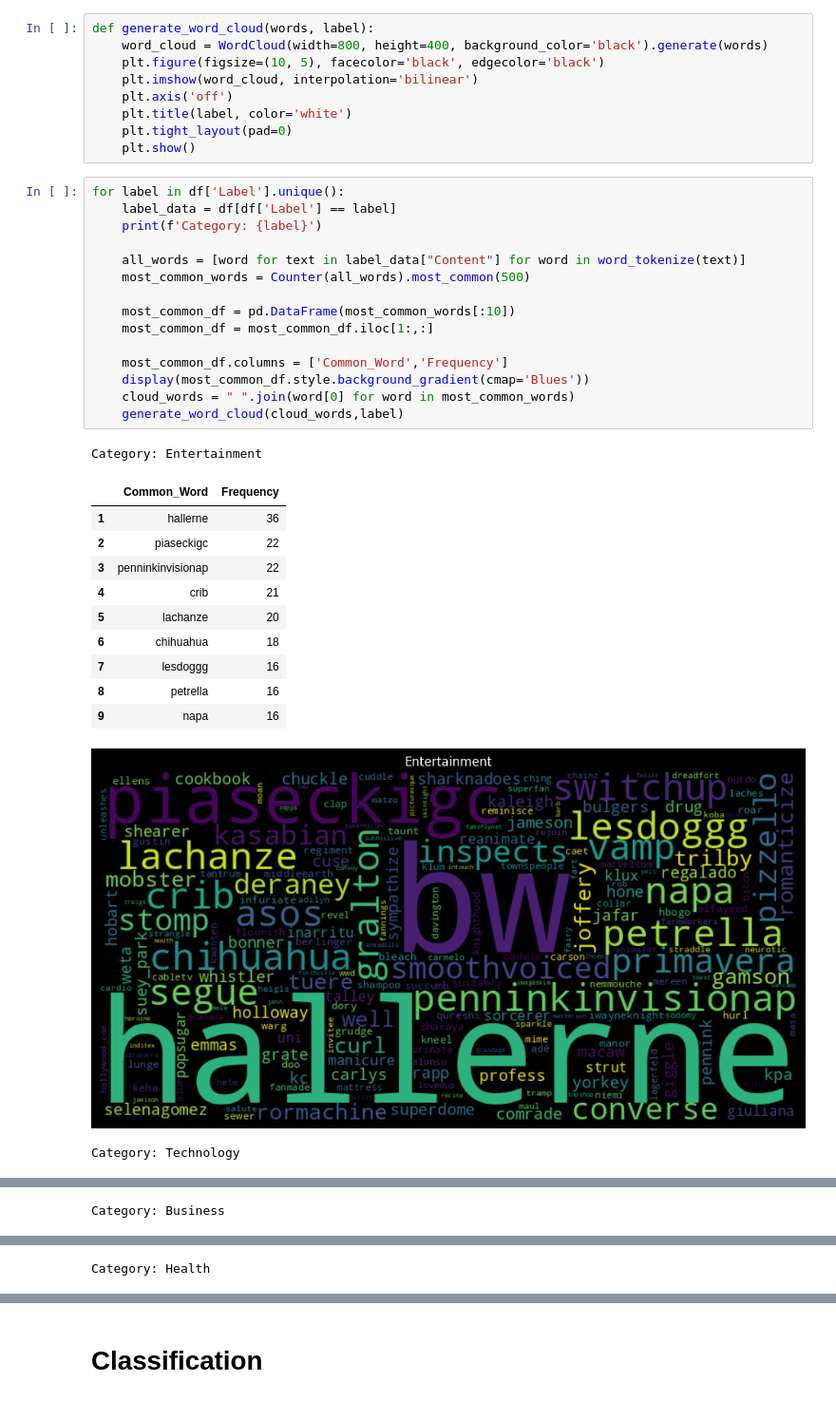
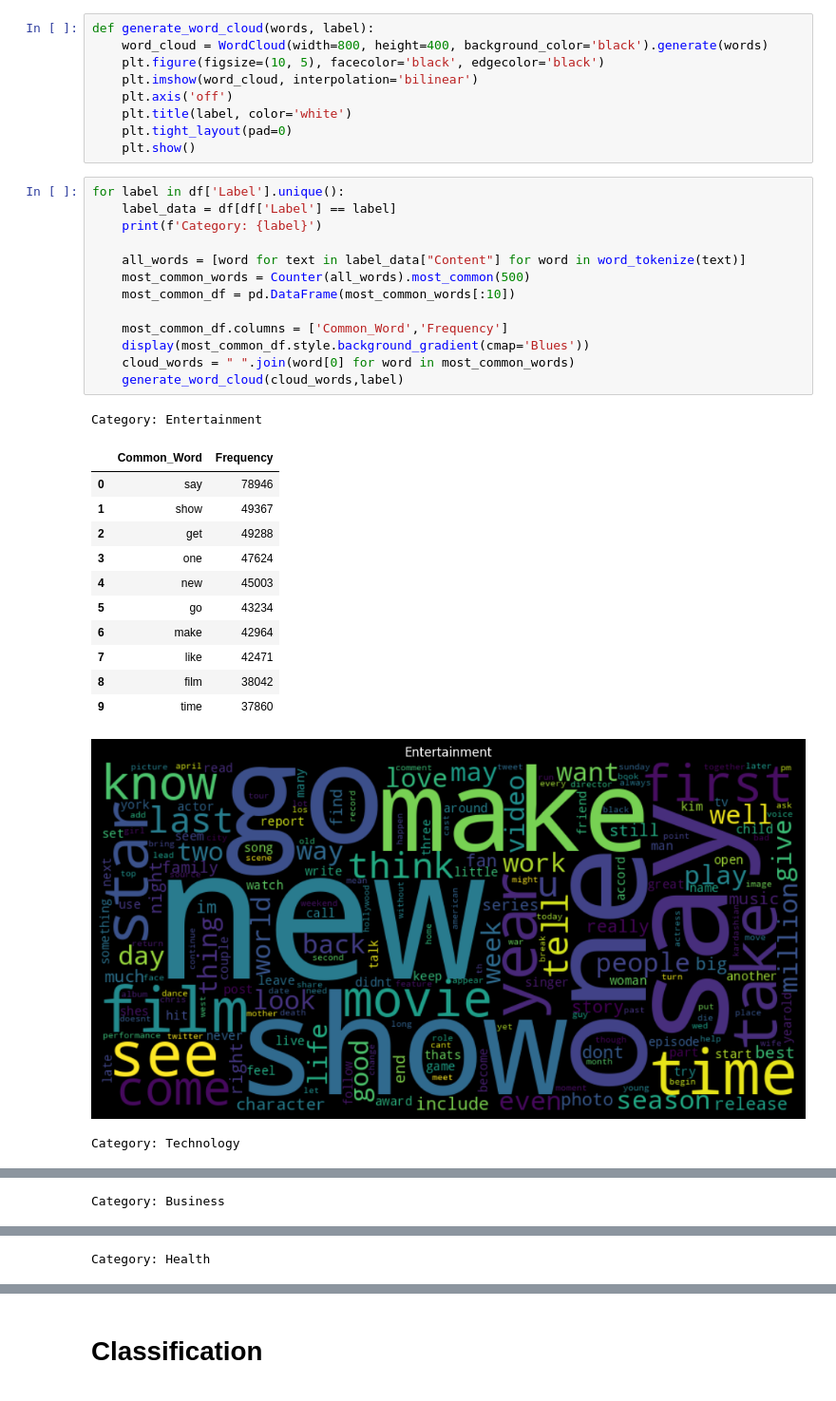
Before and after one commit to rondojim/DataAnalytics, a Jupyter notebook: notebooks/classifier.ipynb, the cells around one changed output, grey strips where cells are left out. Shown at 95% size. Saved outputs shown, nothing was run; the diff lists cells and outputs as text.

```diff
--- a/notebooks/classifier.ipynb
+++ b/notebooks/classifier.ipynb
@@ -44,30 +78,29 @@ def generate_word_cloud(words, label):
 # %%
 for label in df['Label'].unique():
     label_data = df[df['Label'] == label]
     print(f'Category: {label}')
 
     all_words = [word for text in label_data["Content"] for word in word_tokenize(text)]
     most_common_words = Counter(all_words).most_common(500)
-
     most_common_df = pd.DataFrame(most_common_words[:10])
-    most_common_df = most_common_df.iloc[1:,:]
 
     most_common_df.columns = ['Common_Word','Frequency']
     display(most_common_df.style.background_gradient(cmap='Blues'))
     cloud_words = " ".join(word[0] for word in most_common_words)
     generate_word_cloud(cloud_words,label)
 # %% [output]
 Category: Entertainment
 |  | Common_Word | Frequency |
-| 1 | hallerne | 36 |
-| 2 | piaseckigc | 22 |
-| 3 | penninkinvisionap | 22 |
-| 4 | crib | 21 |
-| 5 | lachanze | 20 |
-| 6 | chihuahua | 18 |
-| 7 | lesdoggg | 16 |
-| 8 | petrella | 16 |
-| 9 | napa | 16 |
+| 0 | say | 78946 |
+| 1 | show | 49367 |
+| 2 | get | 49288 |
+| 3 | one | 47624 |
+| 4 | new | 45003 |
+| 5 | go | 43234 |
+| 6 | make | 42964 |
+| 7 | like | 42471 |
+| 8 | film | 38042 |
+| 9 | time | 37860 |
-[figure, old version]
+[figure, new version]
 Category: Technology
 |  | Common_Word | Frequency |
```
Also changed, not shown: parts of 12 cells of this notebook, 2 other files.
